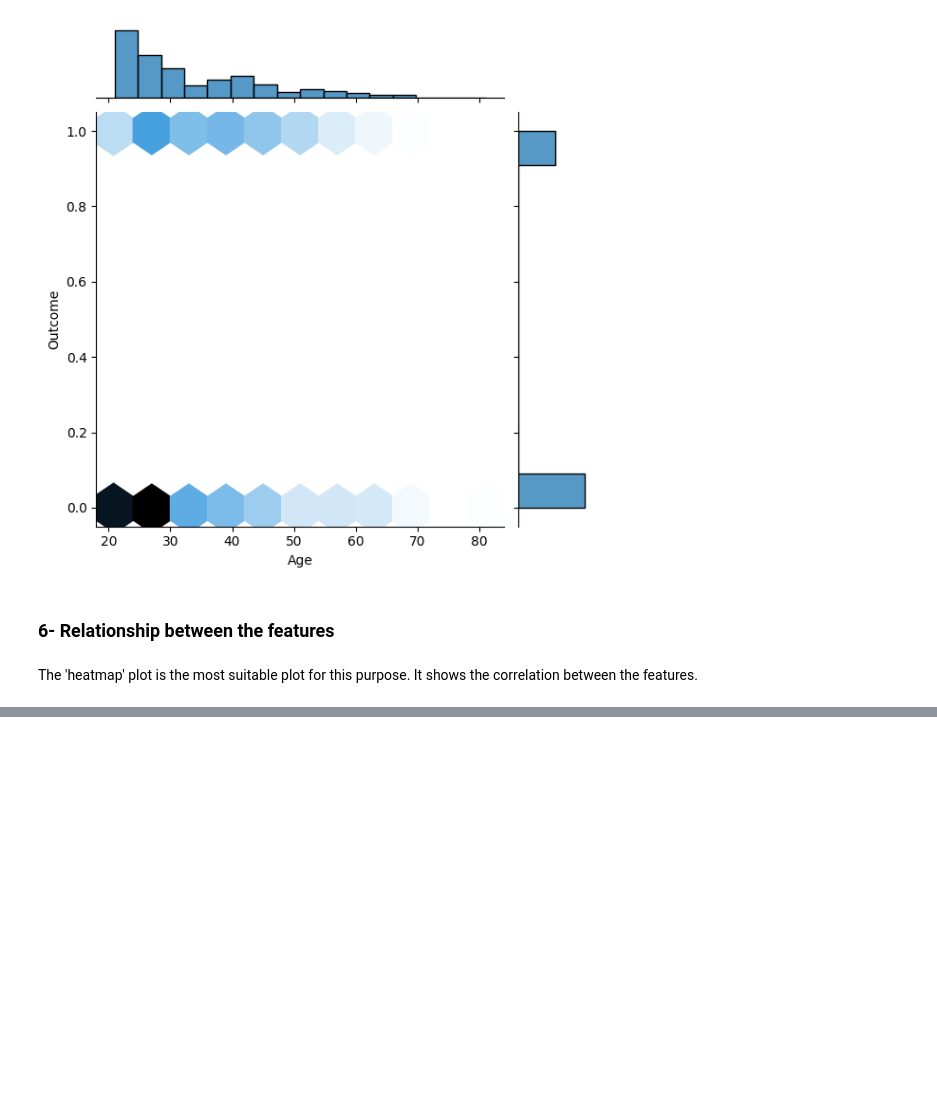
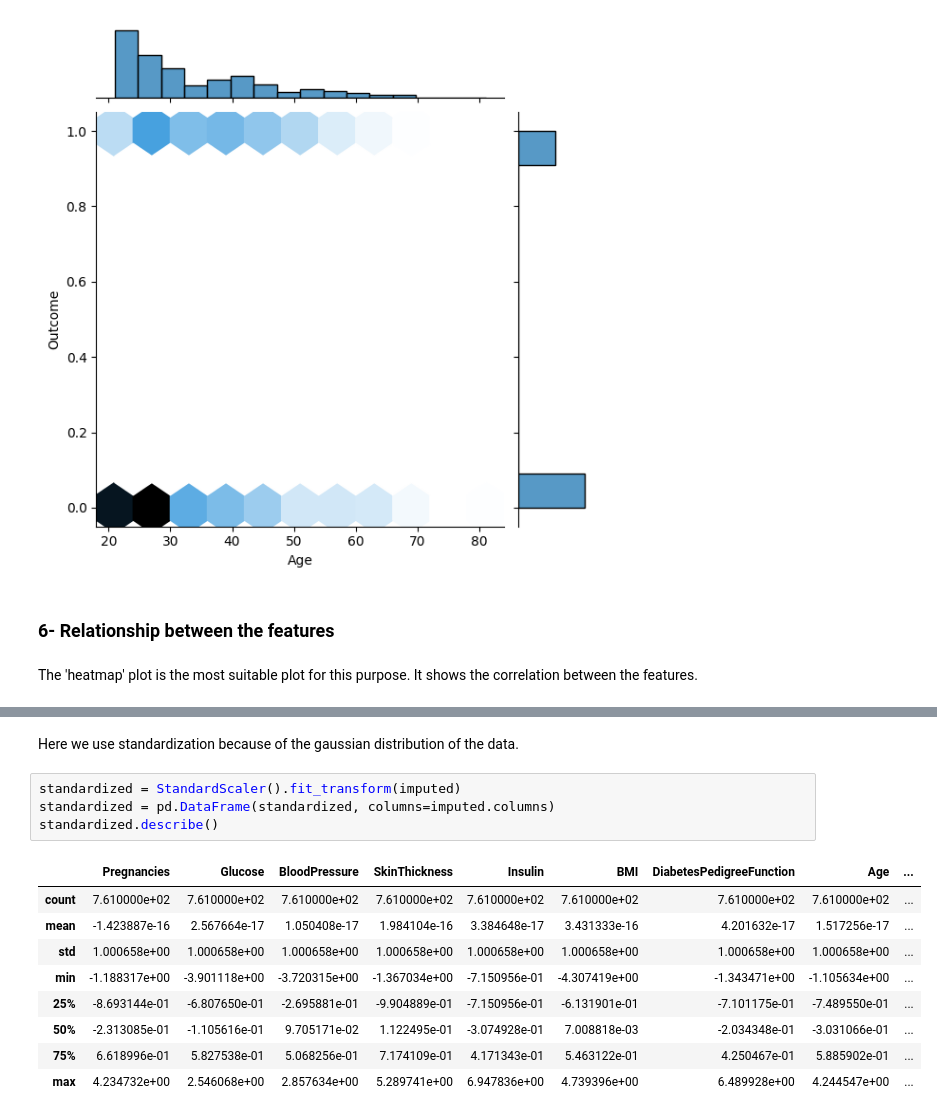
Before and after one commit to PashaBarahimi/Artificial-Intelligence-Projects, a Jupyter notebook: CA5 - ML/AI-CA5-810199385.ipynb, the cells around one changed output, grey strips where cells are left out. Saved outputs shown, nothing was run; the diff lists cells and outputs as text; blank space fills up the shorter version.

```diff
--- a/CA5 - ML/AI-CA5-810199385.ipynb
+++ b/CA5 - ML/AI-CA5-810199385.ipynb
@@ -216,0 +301,16 @@ The 'heatmap' plot is the most suitable plot for this purpose. It shows the corr
+# %% [markdown]
+Here we use standardization because of the gaussian distribution of the data.
+# %%
+standardized = StandardScaler().fit_transform(imputed)
+standardized = pd.DataFrame(standardized, columns=imputed.columns)
+standardized.describe()
+# %% [output]
+|  | Pregnancies | Glucose | BloodPressure | SkinThickness | Insulin | BMI | DiabetesPedigreeFunction | Age | ... |
+| count | 7.610000e+02 | 7.610000e+02 | 7.610000e+02 | 7.610000e+02 | 7.610000e+02 | 7.610000e+02 | 7.610000e+02 | 7.610000e+02 | ... |
+| mean | -1.423887e-16 | 2.567664e-17 | 1.050408e-17 | 1.984104e-16 | 3.384648e-17 | 3.431333e-16 | 4.201632e-17 | 1.517256e-17 | ... |
+| std | 1.000658e+00 | 1.000658e+00 | 1.000658e+00 | 1.000658e+00 | 1.000658e+00 | 1.000658e+00 | 1.000658e+00 | 1.000658e+00 | ... |
+| min | -1.188317e+00 | -3.901118e+00 | -3.720315e+00 | -1.367034e+00 | -7.150956e-01 | -4.307419e+00 | -1.343471e+00 | -1.105634e+00 | ... |
+| 25% | -8.693144e-01 | -6.807650e-01 | -2.695881e-01 | -9.904889e-01 | -7.150956e-01 | -6.131901e-01 | -7.101175e-01 | -7.489550e-01 | ... |
+| 50% | -2.313085e-01 | -1.105616e-01 | 9.705171e-02 | 1.122495e-01 | -3.074928e-01 | 7.008818e-03 | -2.034348e-01 | -3.031066e-01 | ... |
+| 75% | 6.618996e-01 | 5.827538e-01 | 5.068256e-01 | 7.174109e-01 | 4.171343e-01 | 5.463122e-01 | 4.250467e-01 | 5.885902e-01 | ... |
+| max | 4.234732e+00 | 2.546068e+00 | 2.857634e+00 | 5.289741e+00 | 6.947836e+00 | 4.739396e+00 | 6.489928e+00 | 4.244547e+00 | ... |
```
Also changed, not shown: parts of 29 cells of this notebook.
